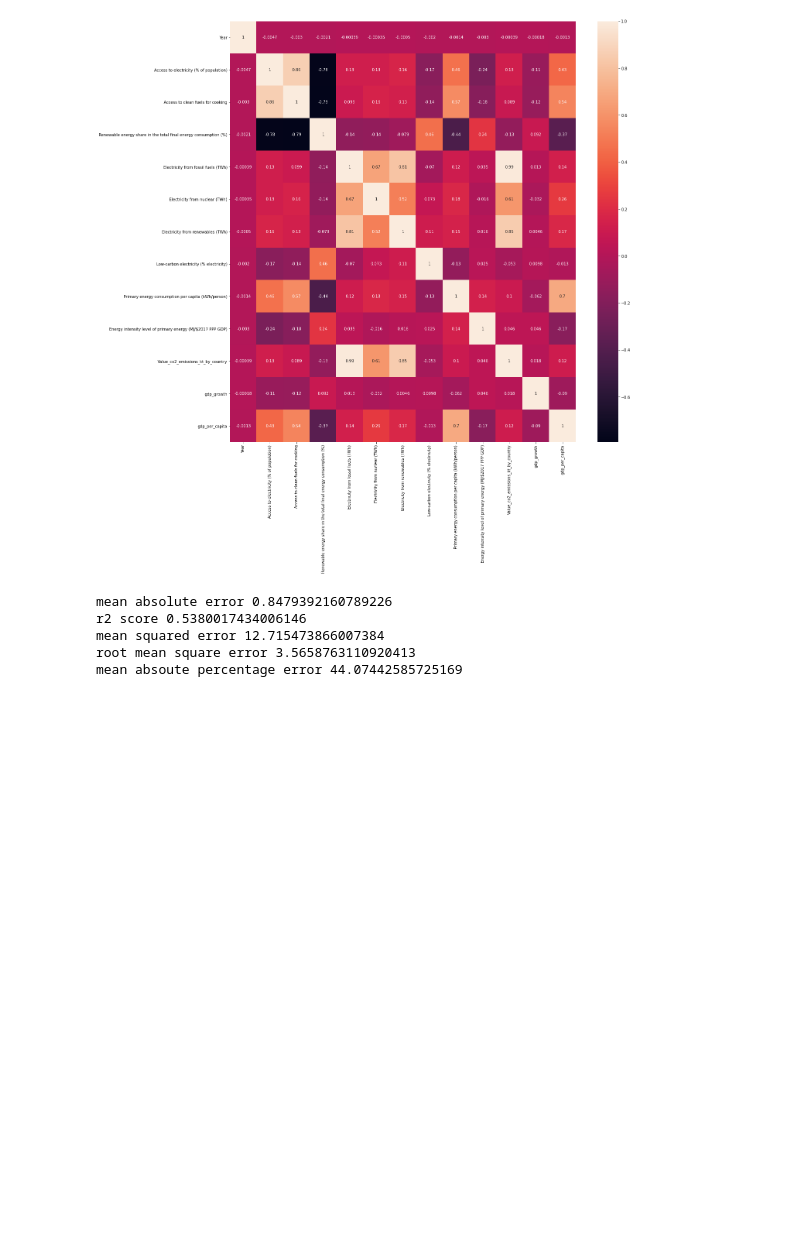
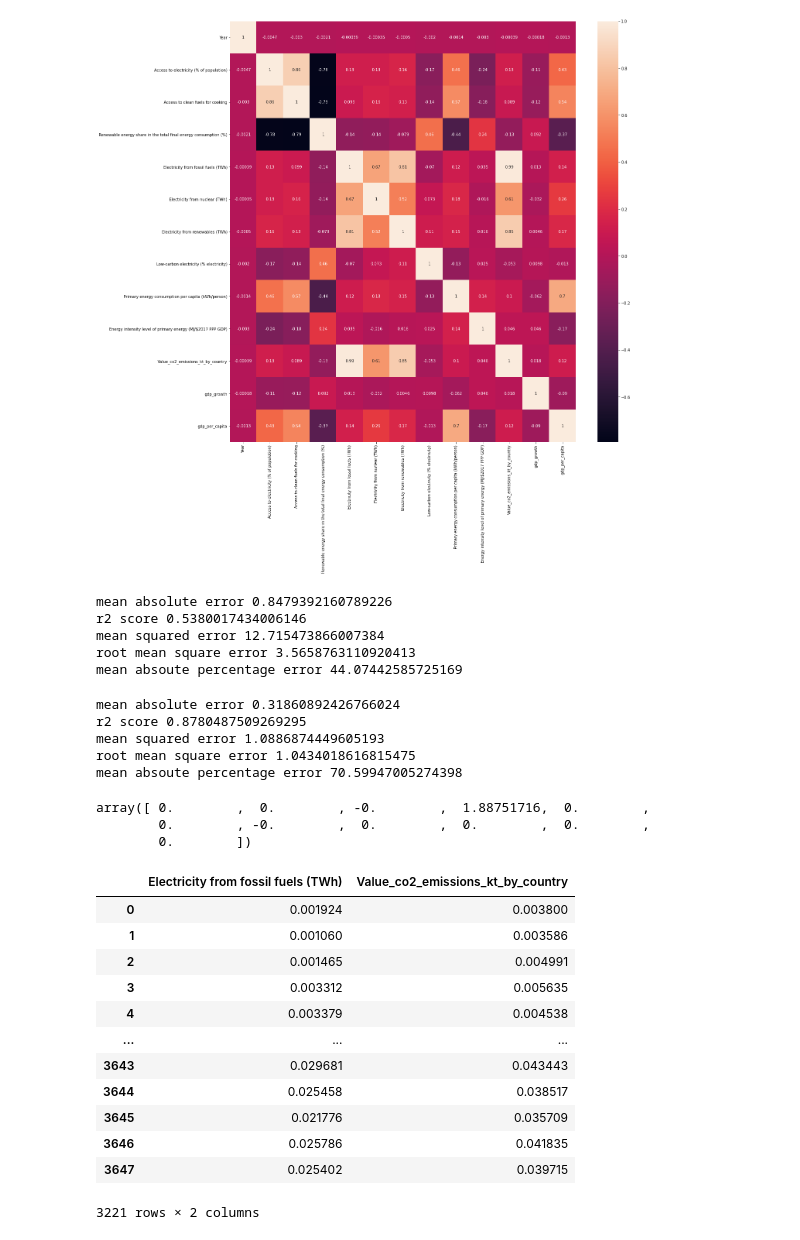
Before and after one commit to gauravjoshijo/CO2_Emission_Contribution_Model, a Jupyter notebook: Test_5.ipynb, the cells around one changed output. Drawn from its saved outputs; the diff is of its cells as text; code cells hidden in the pictures; blank space fills up the shorter version.

Commit message:
Test_5 updated

```diff
--- a/Test_5.ipynb
+++ b/Test_5.ipynb
@@ -69,3 +69,8 @@ r2 score 0.5380017434006146
 mean squared error 12.715473866007384
 root mean square error 3.5658763110920413
 mean absoute percentage error 44.07442585725169
+# %%
+df_t= df.drop(['Entity','Year'],axis=1)
+# %%
+X= df_t.drop('Value_co2_emissions_kt_by_country',axis= 1)
+y= df_t['Value_co2_emissions_kt_by_country']
@@ -71,0 +87,18 @@ mean absoute percentage error 44.07442585725169
+# %%
+print("mean absolute error",mean_absolute_error(y_test,predictions))
+print("r2 score",r2_score(y_test,predictions))
+print("mean squared error",mean_squared_error(y_test,predictions))
+print("root mean square error",np.sqrt(mean_squared_error(y_test,predictions)))
+print("mean absoute percentage error",mean_absolute_percentage_error(y_test,predictions))
+# %% [output]
+mean absolute error 0.31860892426766024
+r2 score 0.8780487509269295
+mean squared error 1.0886874449605193
+root mean square error 1.0434018616815475
+mean absoute percentage error 70.59947005274398
+# %%
+lasso_model.coef_
+# %% [output]
+array([ 0.        ,  0.        , -0.        ,  1.88751716,  0.        ,
+        0.        , -0.        ,  0.        ,  0.        ,  0.        ,
+        0.        ])
@@ -72,2 +107,18 @@ mean absoute percentage error 44.07442585725169
+# %%
+X_train, X_test, y_train, y_test = train_test_split(X, y, test_size=0.30, random_state=42)
+# %% [output]
+|  | Electricity from fossil fuels (TWh) | Value_co2_emissions_kt_by_country |
+| 0 | 0.001924 | 0.003800 |
+| 1 | 0.001060 | 0.003586 |
+| 2 | 0.001465 | 0.004991 |
+| 3 | 0.003312 | 0.005635 |
+| 4 | 0.003379 | 0.004538 |
+| ... | ... | ... |
+| 3643 | 0.029681 | 0.043443 |
+| 3644 | 0.025458 | 0.038517 |
+| 3645 | 0.021776 | 0.035709 |
+| 3646 | 0.025786 | 0.041835 |
+| 3647 | 0.025402 | 0.039715 |
+3221 rows × 2 columns
 # %%
 # %% [output]
```
Also changed, not shown: parts of 21 cells of this notebook.
